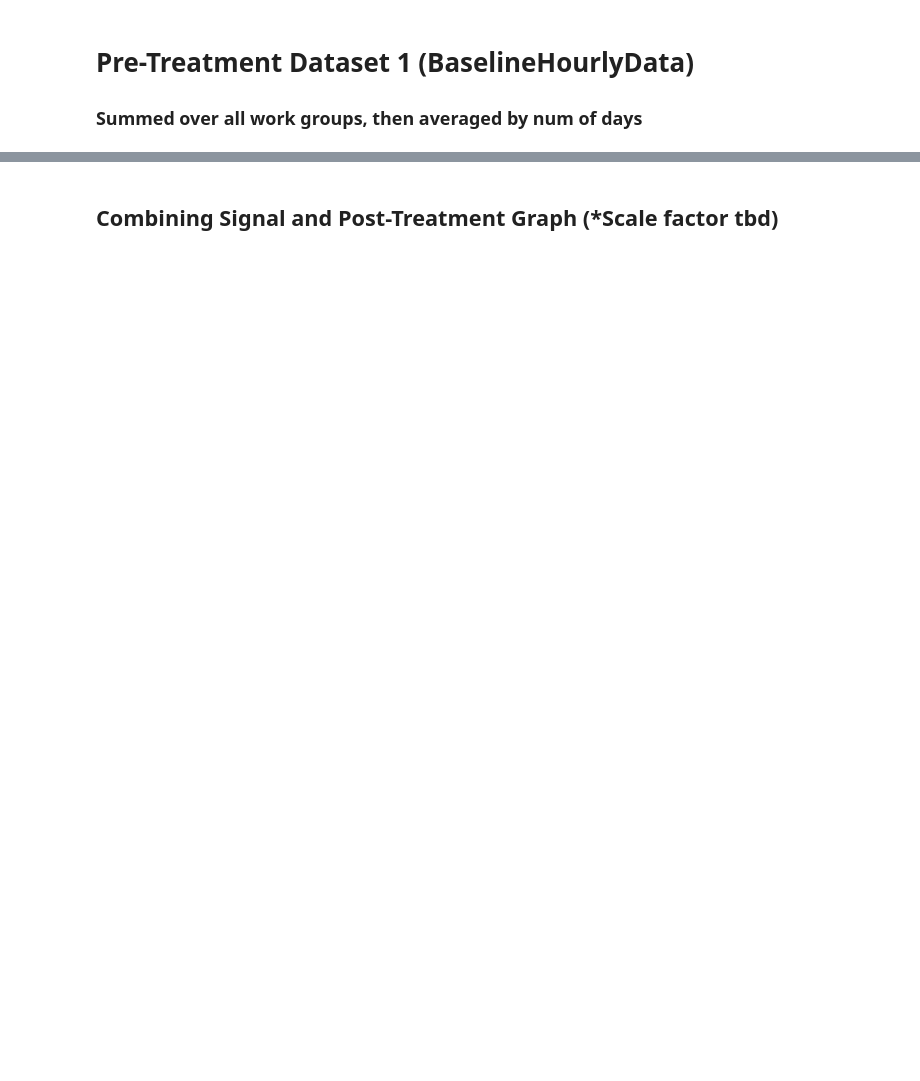
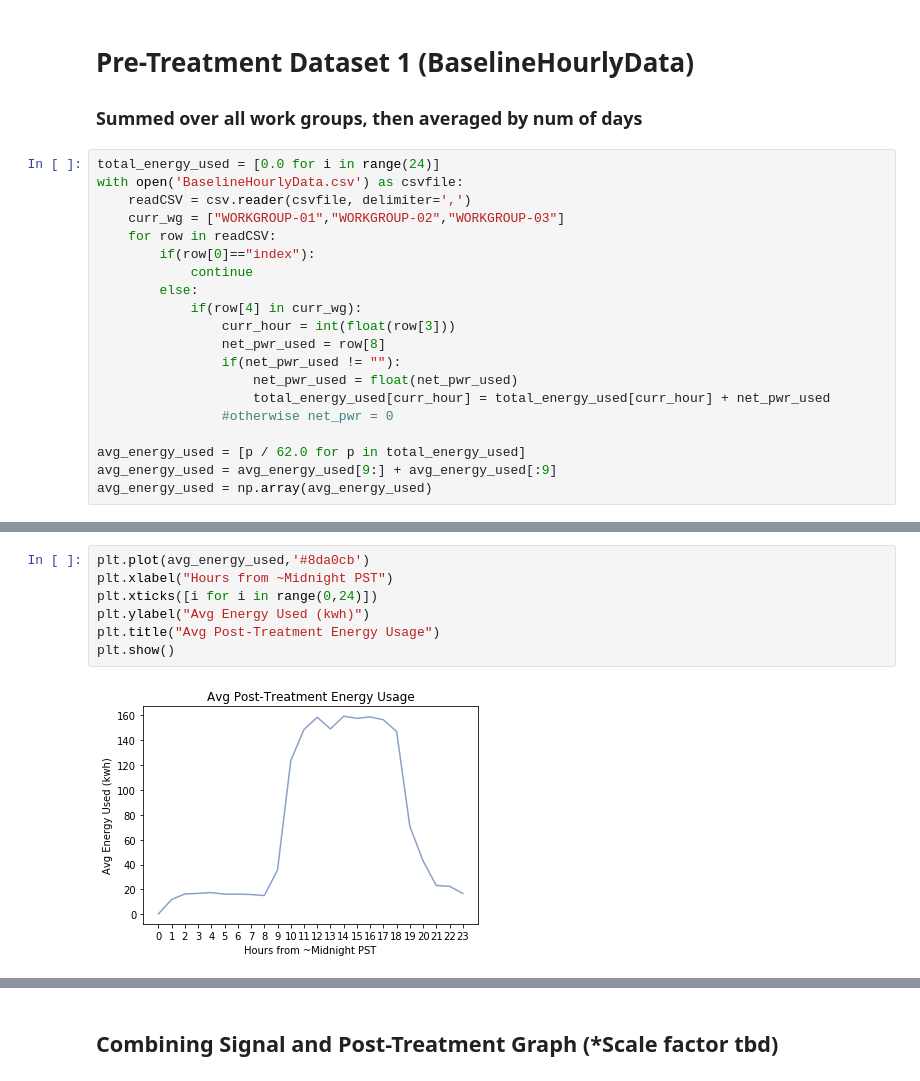
Before and after one commit to akashgokul/RAISE, a Jupyter notebook: Power_Analysis.ipynb, the cells around one changed output, grey strips where cells are left out. Drawn from its saved outputs; the diff is of its cells as text; blank space fills up the shorter version.

```diff
--- a/Power_Analysis.ipynb
+++ b/Power_Analysis.ipynb
@@ -92,3 +91,23 @@ signal = np.array(signal)
 # %% [markdown]
 # Pre-Treatment Dataset 1 (BaselineHourlyData)
 ### Summed over all work groups, then averaged by num of days
+# %%
+total_energy_used = [0.0 for i in range(24)]
+with open('BaselineHourlyData.csv') as csvfile:
+    readCSV = csv.reader(csvfile, delimiter=',')
+    curr_wg = ["WORKGROUP-01","WORKGROUP-02","WORKGROUP-03"]
+    for row in readCSV:
+        if(row[0]=="index"):
+            continue
+        else:
+            if(row[4] in curr_wg):
+                curr_hour = int(float(row[3]))
+                net_pwr_used = row[8]
+                if(net_pwr_used != ""):
+                    net_pwr_used = float(net_pwr_used)
+                    total_energy_used[curr_hour] = total_energy_used[curr_hour] + net_pwr_used
+                #otherwise net_pwr = 0
+
+avg_energy_used = [p / 62.0 for p in total_energy_used]
+avg_energy_used = avg_energy_used[9:] + avg_energy_used[:9]
+avg_energy_used = np.array(avg_energy_used)
@@ -94,0 +123,9 @@ signal = np.array(signal)
+# %%
+plt.plot(avg_energy_used,'#8da0cb')
+plt.xlabel("Hours from ~Midnight PST")
+plt.xticks([i for i in range(0,24)])
+plt.ylabel("Avg Energy Used (kwh)")
+plt.title("Avg Post-Treatment Energy Usage")
+plt.show()
+# %% [output]
+[figure, added]
```
Also changed, not shown: parts of 20 cells of this notebook.
